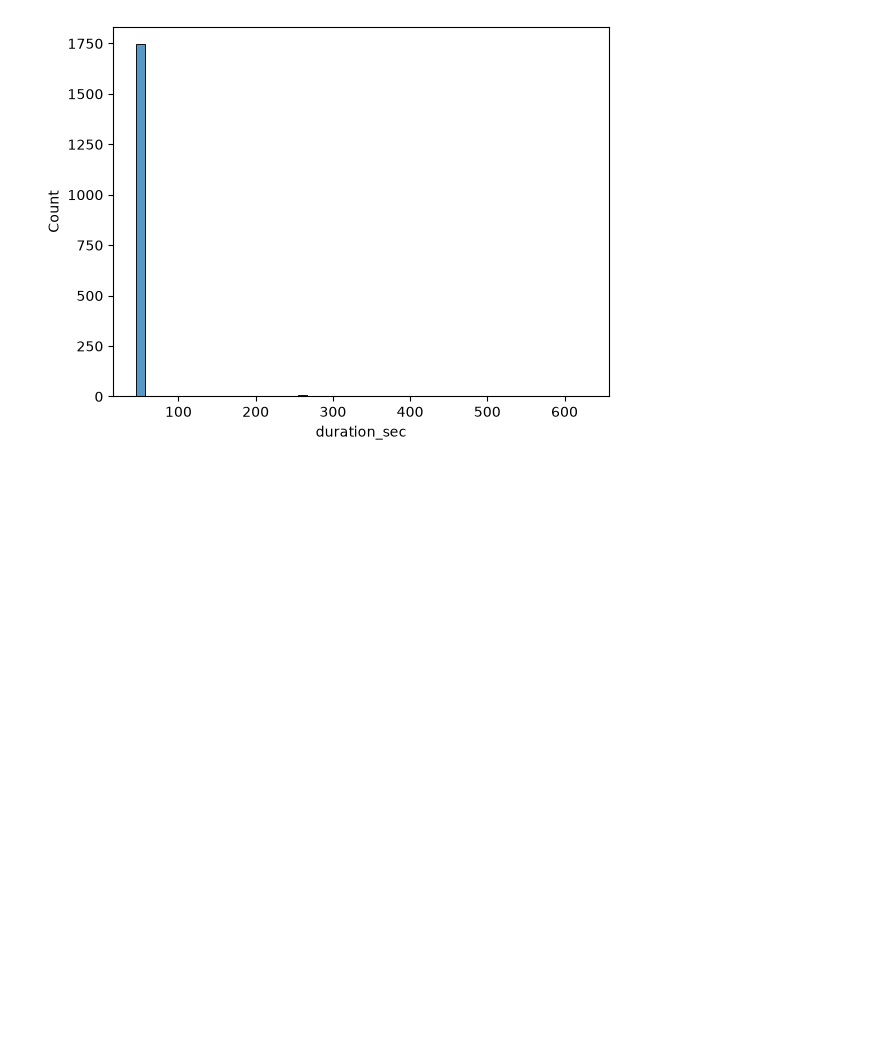
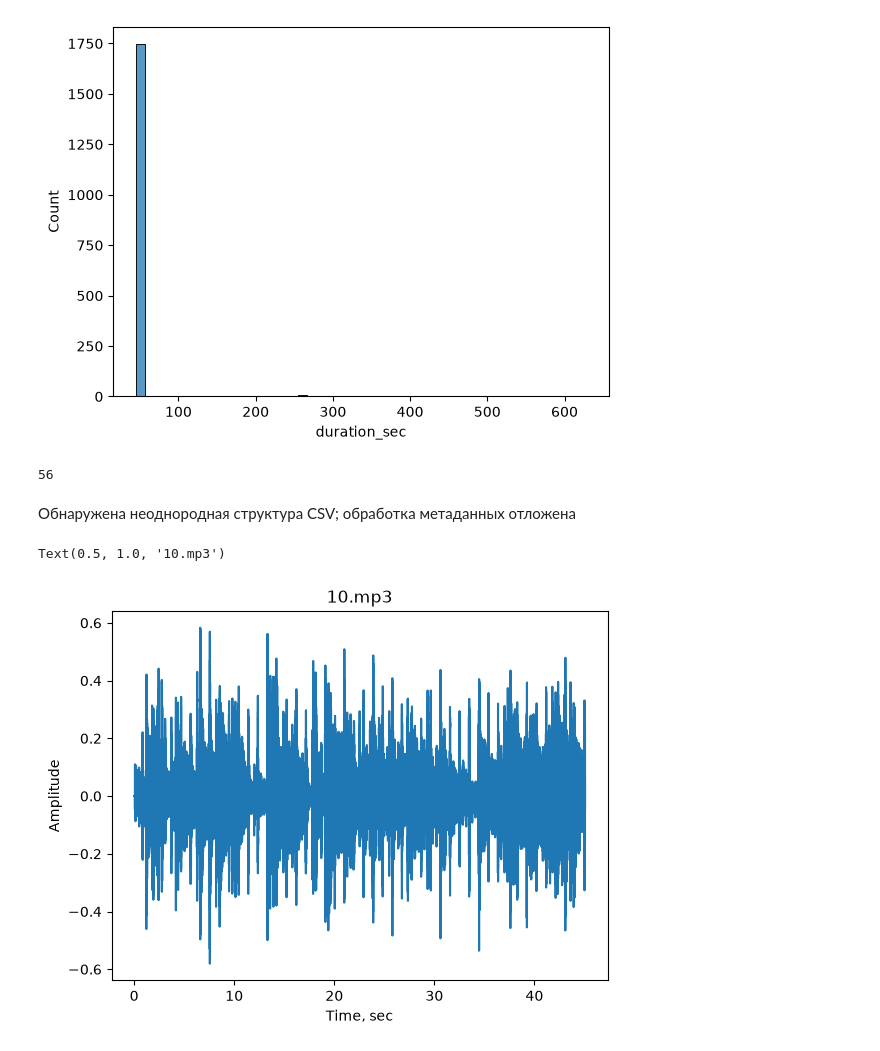
Before and after one commit to ekt4r/project-apollo, a Jupyter notebook: notebooks/01_eda.ipynb, the cells around one changed output. Saved outputs shown, nothing was run; the diff lists cells and outputs as text; code cells hidden in the pictures; blank space fills up the shorter version.

```diff
--- a/notebooks/01_eda.ipynb
+++ b/notebooks/01_eda.ipynb
@@ -119,3 +119,9 @@ sns.histplot(audio_df, x='duration_sec', bins=50)
 # %% [output]
 <Axes: xlabel='duration_sec', ylabel='Count'>
 [figure]
+# %%
+len(audio_df[audio_df.duration_sec > 60])
+# %% [output]
+56
+# %% [markdown]
+Обнаружена неоднородная структура CSV; обработка метаданных отложена
@@ -121,0 +131,13 @@ sns.histplot(audio_df, x='duration_sec', bins=50)
+# %%
+import numpy as np
+
+audio, sample_rate = sf.read(audio_paths[0])
+time = np.arange(audio.shape[0]) / sample_rate
+# %%
+plt.plot(time, audio[:, 0])
+plt.xlabel("Time, sec")
+plt.ylabel("Amplitude")
+plt.title(audio_paths[0].name)
+# %% [output]
+Text(0.5, 1.0, '10.mp3')
+[figure, added]
```
Also changed, not shown: parts of 8 cells of this notebook.
